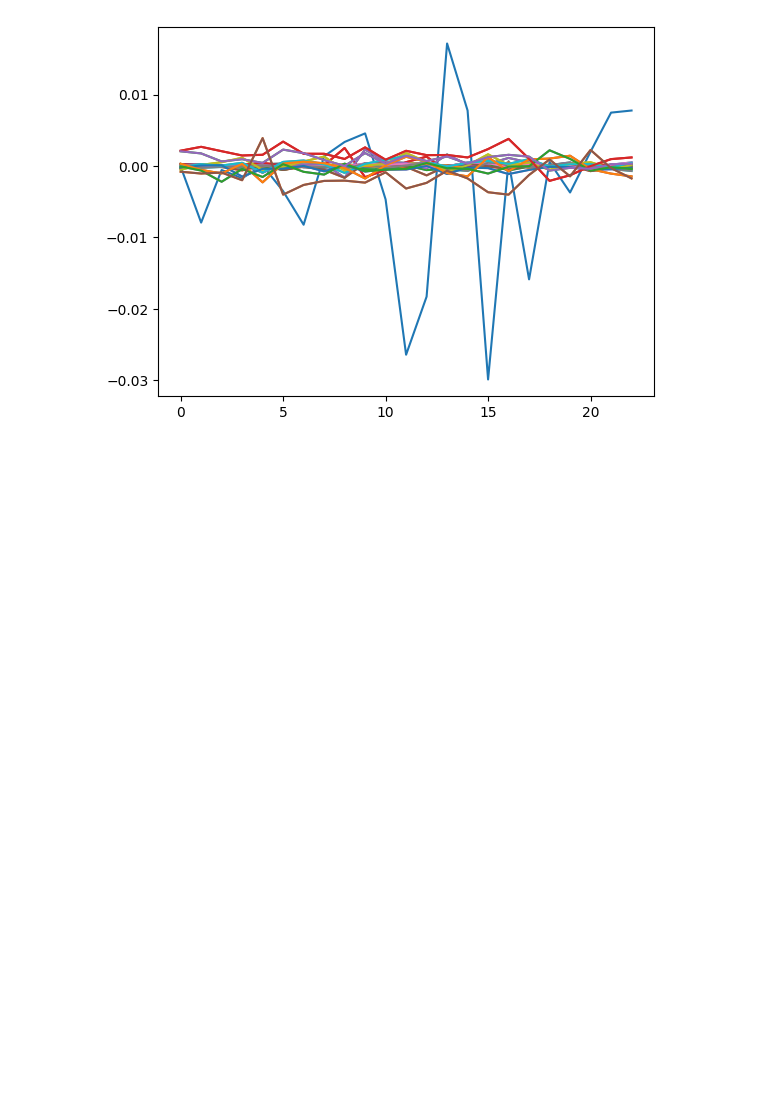
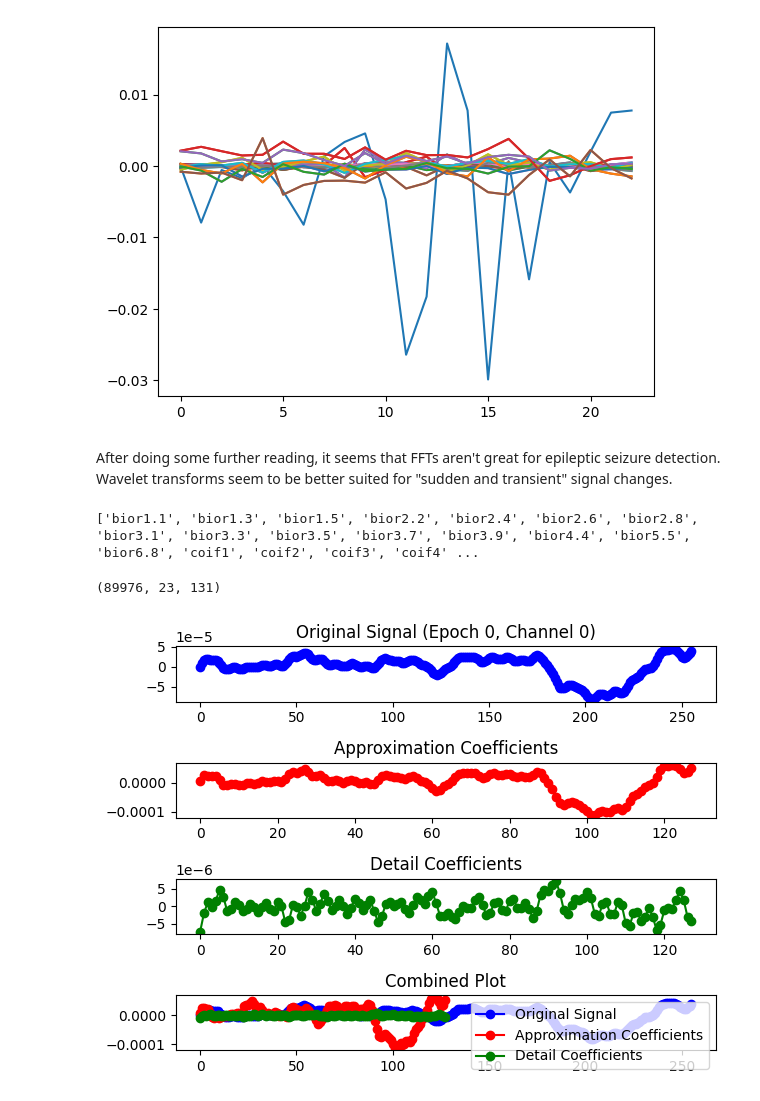
Before and after one commit to AngusLogan02/cs408-python, a Jupyter notebook: feature_extraction.ipynb, the cells around one changed output. Drawn from its saved outputs; the diff is of its cells as text; code cells hidden in the pictures; blank space fills up the shorter version.

```diff
--- a/feature_extraction.ipynb
+++ b/feature_extraction.ipynb
@@ -20,3 +21,52 @@ plt.show()
 # %% [output]
 (89976, 23, 256)
 [figure]
+# %% [markdown]
+After doing some further reading, it seems that FFTs aren't great for epileptic seizure detection. Wavelet transforms seem to be better suited for "sudden and transient" signal changes.
+# %%
+import pywt
+print(pywt.wavelist(kind="discrete"))
+wavelet_transform = pywt.dwt(epochs, 'db4')
+# %% [output]
+['bior1.1', 'bior1.3', 'bior1.5', 'bior2.2', 'bior2.4', 'bior2.6', 'bior2.8', 'bior3.1', 'bior3.3', 'bior3.5', 'bior3.7', 'bior3.9', 'bior4.4', 'bior5.5', 'bior6.8', 'coif1', 'coif2', 'coif3', 'coif4' ...
+# %%
+import matplotlib.pyplot as plt
+print(wavelet_transform[0].shape)
+
+
+# The result is a tuple containing approximation coefficients and detail coefficients
+approximation_coefficients, detail_coefficients = wavelet_transform
+epoch_index = 0
+channel_index = 0
+selected_signal = epochs[epoch_index][channel_index]
+# Perform one level of discrete wavelet transform
+coeffs = pywt.dwt(selected_signal, 'db1')
+
+# The result is a tuple containing approximation coefficients and detail coefficients
+approximation_coefficients, detail_coefficients = coeffs
+
+# Plot the original signal and its wavelet coefficients
+plt.subplot(4, 1, 1)
+plt.plot(selected_signal, 'b-o')
+plt.title('Original Signal (Epoch {}, Channel {})'.format(epoch_index, channel_index))
+
+plt.subplot(4, 1, 2)
+plt.plot(approximation_coefficients, 'r-o')
+plt.title('Approximation Coefficients')
+
+plt.subplot(4, 1, 3)
+plt.plot(detail_coefficients, 'g-o')
+plt.title('Detail Coefficients')
+
+plt.subplot(4, 1, 4)
+plt.plot(selected_signal, 'b-o', label='Original Signal')
+plt.plot(approximation_coefficients, 'r-o', label='Approximation Coefficients')
+plt.plot(detail_coefficients, 'g-o', label='Detail Coefficients')
+plt.title('Combined Plot')
+plt.legend()
+
+plt.tight_layout()
+plt.show()
+# %% [output]
+(89976, 23, 131)
+[figure, added]
```
Also changed, not shown: parts of 4 cells of this notebook, 2 other files.
